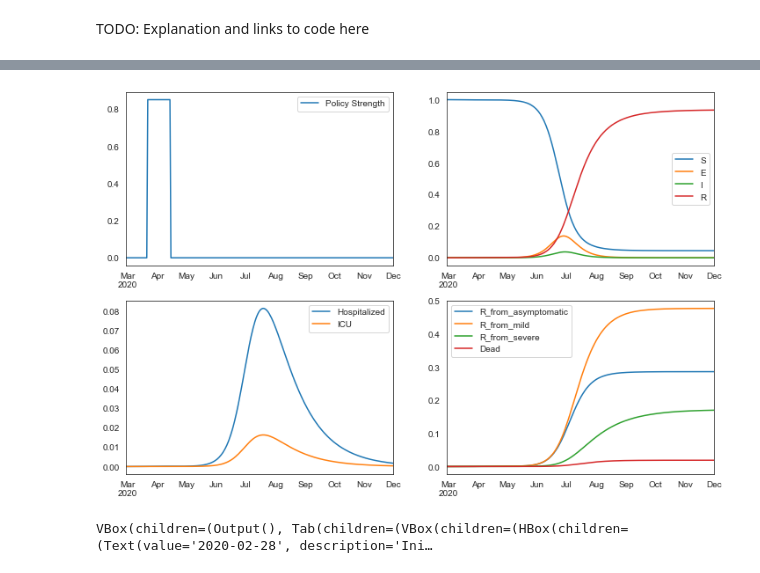
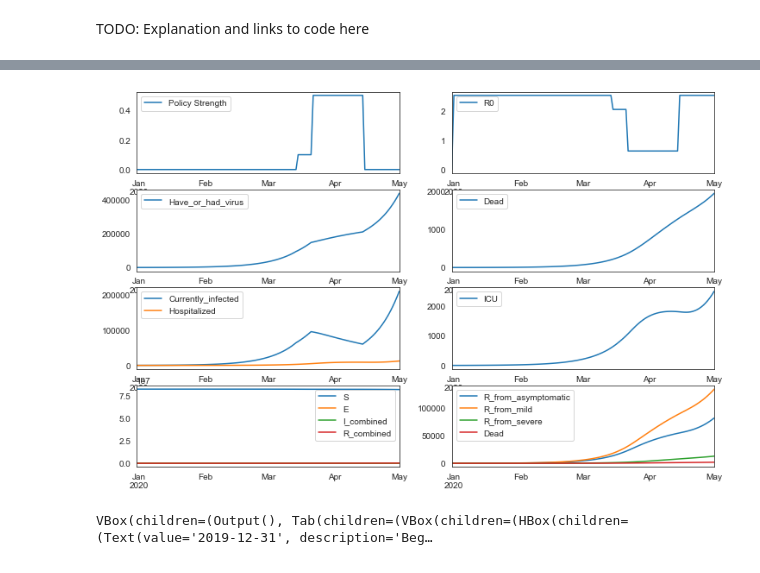
Before and after one commit to maximilianeber/covid, a Jupyter notebook: dashboard.ipynb, the cells around one changed output, grey strips where cells are left out. Cells and saved outputs as stored; diff of their text form; code cells hidden in the pictures.

Commit message:
added R0 computation, updated figures, some calibration

```diff
--- a/dashboard.ipynb
+++ b/dashboard.ipynb
@@ -24,15 +19,8 @@ The autoreload extension is already loaded. To reload it, use:
 # %%
 sns.set_style("white")
 # %%
-social_distancing_steps = [
-    ("2020-02-28", 0.0),
-    ("2020-03-21", 0.85),
-    ("2020-04-14", 0.0),
-    ("2020-12-01", 0.0),
-]
-
 parameters = {
-    "beta": 0.5,
+    "beta": 0.35,
     "t_incubation": 5.5,
     "t_presymptomatic": 1.5,
     "t_recovery_asymptomatic": 5,
@@ -41,16 +29,16 @@ parameters = {
     "t_death": 14,
     "t_hospital_lag": 5,
     "p_asymptomatic": 0.3,
-    "p_severe": 0.18,
-    "p_fatal": 0.02,
+    "p_severe": 0.09,
+    "p_fatal": 0.01,
     "p_self_quarantine": 0.5,
     "p_icu_given_hospital": 0.20,
 }
 
 start = {
     "T": 0.0,
-    "S": (1 - 1 / 10000),
-    "E": 1 / 10000,
+    "S": (1 - 0.024 / 10000),
+    "E": 0.024 / 10000,  # assumng 200 people where infected in the beginning
     "I": 0.0,
     "I_asymptomatic": 0.0,
     "I_mild": 0.0,
@@ -62,6 +50,7 @@ start = {
     "R_from_mild": 0.0,
     "R_from_severe": 0.0,
     "Dead": 0,
+    "R0": 0,
 }
 # %%
 def update_results(
@@ -72,10 +61,12 @@ def update_results(
     policy_period1,
     policy_period2,
     policy_period3,
+    policy_period4,
     date_period0,
     date_period1,
     date_period2,
     date_period3,
+    date_period4,
     # Parameters
     # Starting Values
 ):
@@ -85,6 +76,7 @@ def update_results(
         (date_period1, policy_period1),
         (date_period2, policy_period2),
         (date_period3, policy_period3),
+        (date_period4, policy_period4),
     ]
 
     # params={}
@@ -117,10 +109,15 @@ def policy_widget(description, date, policy=0):
 
 
 # Policy Box
-text_box0, float_box0 = policy_widget("Initial Period", "2020-02-28")
-text_box1, float_box1 = policy_widget("Lockdown", "2020-03-21", policy=0.85)
-text_box2, float_box2 = policy_widget("Relaxation", "2020-04-14")
-text_box3, float_box3 = policy_widget("Normalization", "2020-12-01")
+text_box0, float_box0 = policy_widget("Beginning of simulation", "2019-12-31")
+text_box1, float_box1 = policy_widget("Policy intervention 1", "2020-03-14", policy=0.1)
+text_box2, float_box2 = policy_widget("Policy intervention 2", "2020-03-21", policy=0.5)
+text_box3, float_box3 = policy_widget("Policy intervention 3", "2020-04-14", policy=0)
+text_box4, float_box4 = policy_widget("End of simulatiion", "2020-05-01")
+
+
+# Weird outcome to check: 0, 0.25, 0.9, 0.38 path, square term in R0
+
 
 policy_box = widgets.VBox(
     [
@@ -136,32 +133,34 @@ parameters_box = widgets.VBox()
 
 # Starting Values (placeholder)
 start_box = widgets.VBox()
 
 # Combine inputs in tabs
 input_tab = widgets.Tab()
 input_tab.children = [policy_box, parameters_box, start_box]
 input_tab.set_title(0, "Policy")
 input_tab.set_title(1, "Parameters")
 input_tab.set_title(2, "Starting Values")
 
 # Output box
 output_box = widgets.interactive_output(
     update_results_partial,
     {
         "policy_period0": float_box0,
         "policy_period1": float_box1,
         "policy_period2": float_box2,
         "policy_period3": float_box3,
+        "policy_period4": float_box4,
         "date_period0": text_box0,
         "date_period1": text_box1,
         "date_period2": text_box2,
         "date_period3": text_box3,
+        "date_period4": text_box4,
     },
 )
 
 # Combination
 dash = widgets.VBox([output_box, input_tab])
 dash
 # %% [output]
-[figure, old version]
+[figure, new version]
-VBox(children=(Output(), Tab(children=(VBox(children=(HBox(children=(Text(value='2020-02-28', description='Ini…
+VBox(children=(Output(), Tab(children=(VBox(children=(HBox(children=(Text(value='2019-12-31', description='Beg…
```
Also changed, not shown: parts of 1 cell of this notebook, 1 other file.
